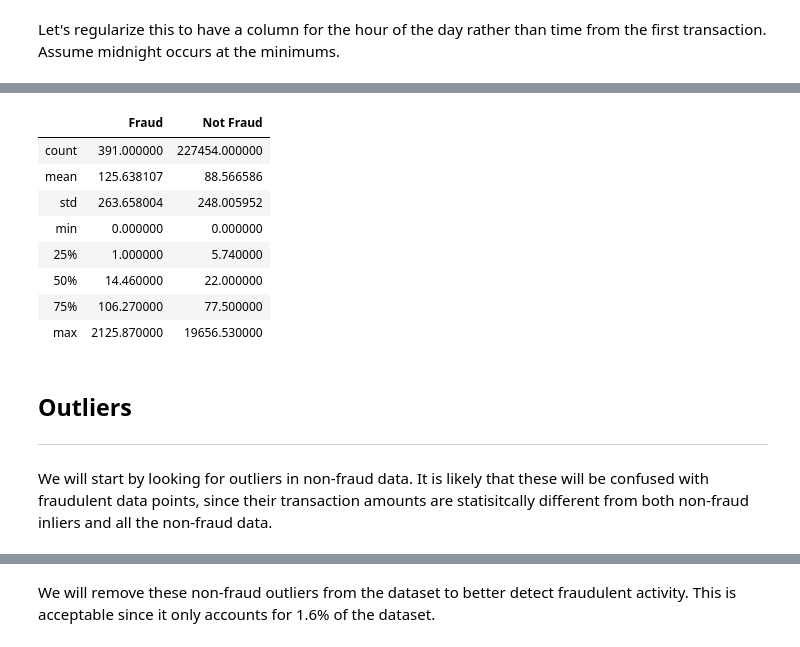
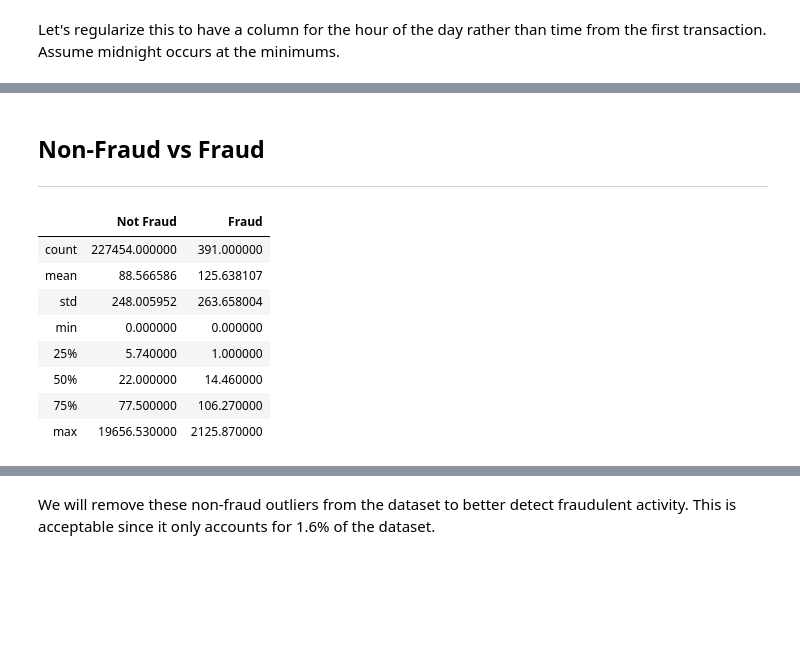
Before and after one commit to MattEding/CreditCardFraud, a Jupyter notebook: 02 - EDA.ipynb, the cells around one changed output, grey strips where cells are left out. Drawn from its saved outputs; the diff is of its cells as text; code cells hidden in the pictures; blank space fills up the shorter version.

```diff
--- a/02 - EDA.ipynb
+++ b/02 - EDA.ipynb
@@ -108,9 +110,9 @@ ax.set(xlabel='Seconds from First Transaction', ylabel='Density', title='Transac
 # %%
-bins = len(np.histogram_bin_edges(time_counts, bins='auto'))
+bins = len(np.histogram_bin_edges(credit['Time'], bins='auto'))
 
 plt.figure(figsize=(12, 6))
 plt.hist(credit['Time'], bins=bins, alpha=0.5)
+plt.title('Transactions over Time')
 plt.xlabel('Seconds from First Transaction')
-plt.ylabel('Frequency')
-plt.title('Transactions over Time');
+plt.ylabel('Frequency');
 # %% [output]
@@ -118,6 +120,2 @@ plt.title('Transactions over Time');
 # %% [markdown]
 Let's regularize this to have a column for the hour of the day rather than time from the first transaction. Assume midnight occurs at the minimums.
-# %%
-time_counts = credit['Time']
-cuts = pd.cut(time_counts, bins).value_counts()
-cuts[cuts < 1000]
@@ -133,8 +121,0 @@ Name: Time, dtype: int64
-# %%
-hour_seconds = 60 * 60
-midnight = int(cuts.index[-1].mid)
-credit['Hour'] = ((credit['Time'] - midnight) % day_seconds) / hour_seconds
-
-plt.figure(figsize=(12, 6))
-ax = sns.distplot(credit['Hour'])
-ax.set(xlabel='Hour', ylabel='Density', title='Hourly Transactions');
@@ -157,0 +122,15 @@ Name: Time, dtype: float64
+# %%
+class TimeToHour(TransformerMixin):
+    def fit(self, X, y=None):
+        cuts = pd.cut(X['Time'], bins)
+        counts = cuts.value_counts()
+        midnight = int(counts.index[-1].mid)
+        self.midnight = midnight
+        return self
+
+    def transform(self, X):
+        hour_seconds = 60 * 60
+        X['Hour'] = ((X['Time'] - self.midnight) % day_seconds) / hour_seconds
+        return X
+
+credit = TimeToHour().fit_transform(credit)
@@ -158,26 +150,26 @@ Name: Time, dtype: float64
+# %% [markdown]
+## Non-Fraud vs Fraud
+-----------------------------
 # %%
 is_fraud = credit['Class'] == min_cls_label
 
+nonfraud = credit[~is_fraud]
 fraud = credit[is_fraud]
-f_desc = fraud.describe()['Amount']
-f_desc.name = 'Fraud'
 
-notfraud = credit[~is_fraud]
-nf_desc = notfraud.describe()['Amount']
+nf_desc = nonfraud.describe()['Amount']
 nf_desc.name = 'Not Fraud'
 
-pd.concat([f_desc, nf_desc], axis=1)
+fr_desc = fraud.describe()['Amount']
+fr_desc.name = 'Fraud'
+
+pd.concat([nf_desc, fr_desc], axis=1)
 # %% [output]
-|  | Fraud | Not Fraud |
-| count | 391.000000 | 227454.000000 |
-| mean | 125.638107 | 88.566586 |
-| std | 263.658004 | 248.005952 |
+|  | Not Fraud | Fraud |
+| count | 227454.000000 | 391.000000 |
+| mean | 88.566586 | 125.638107 |
+| std | 248.005952 | 263.658004 |
 | min | 0.000000 | 0.000000 |
-| 25% | 1.000000 | 5.740000 |
-| 50% | 14.460000 | 22.000000 |
-| 75% | 106.270000 | 77.500000 |
-| max | 2125.870000 | 19656.530000 |
+| 25% | 5.740000 | 1.000000 |
+| 50% | 22.000000 | 14.460000 |
+| 75% | 77.500000 | 106.270000 |
+| max | 19656.530000 | 2125.870000 |
-# %% [markdown]
-## Outliers
---------------
-We will start by looking for outliers in non-fraud data. It is likely that these will be confused with fraudulent data points, since their transaction amounts are statisitcally different from both non-fraud inliers and all the non-fraud data.
```
Also changed, not shown: parts of 53 cells of this notebook.
